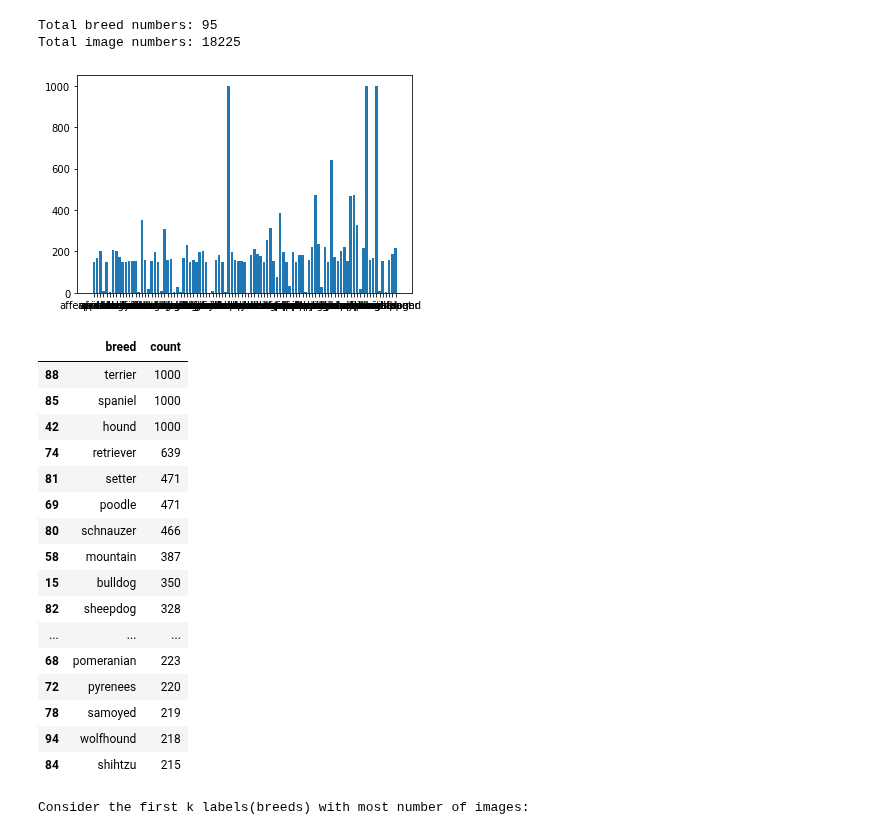
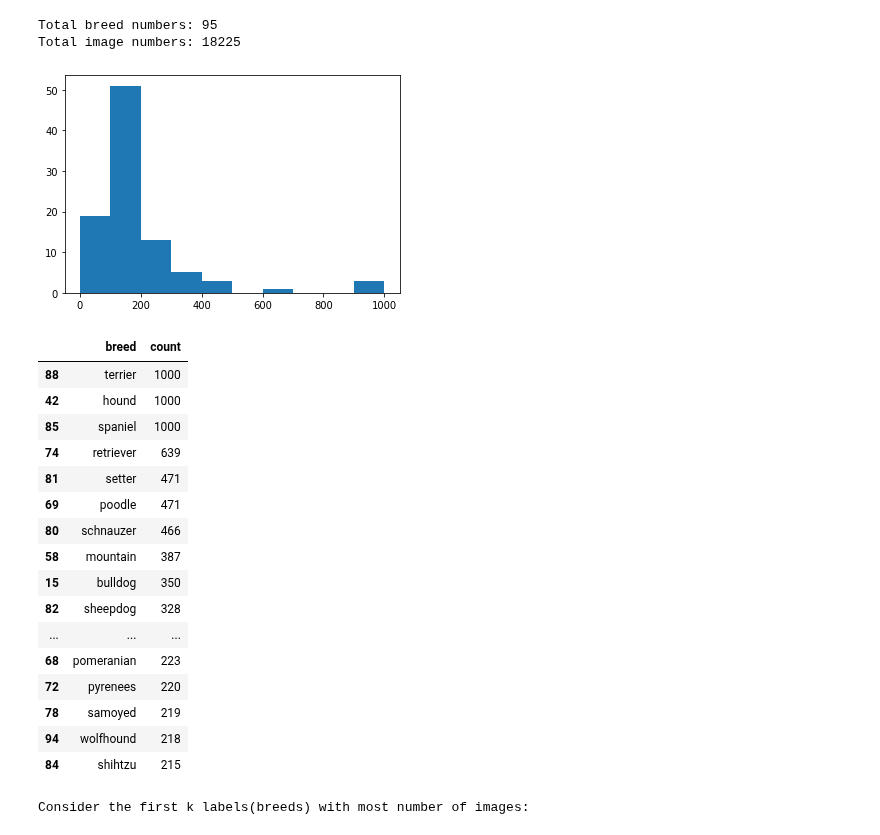
Before and after one commit to Chen-Yiyang/cs4243_project, a Jupyter notebook: 1_data_generation.ipynb, the cells around one changed output. Saved outputs shown, nothing was run; the diff lists cells and outputs as text; code cells hidden in the pictures.

```diff
--- a/1_data_generation.ipynb
+++ b/1_data_generation.ipynb
@@ -152,7 +156,8 @@ print("Total image numbers:", dogs["count"].sum())
 Total breed numbers: 95
 Total image numbers: 18225
 # %%
-plt.bar(dogs["breed"], height=dogs["count"])
+# A histogram showing the distribution of number of images per breed
+plt.hist(dogs["count"])
 plt.show()
 # %% [output]
-[figure, old version]
+[figure, new version]
@@ -161,10 +164,12 @@ dogs = dogs.sort_values("count", ascending=0)
 # %%
+# Sort and show the top breeds
+dogs = dogs.sort_values("count", ascending=0)
 dogs.head(20)
 # %% [output]
 |  | breed | count |
 | 88 | terrier | 1000 |
+| 42 | hound | 1000 |
 | 85 | spaniel | 1000 |
-| 42 | hound | 1000 |
 | 74 | retriever | 639 |
 | 81 | setter | 471 |
 | 69 | poodle | 471 |
```
Also changed, not shown: parts of 4 cells of this notebook.
